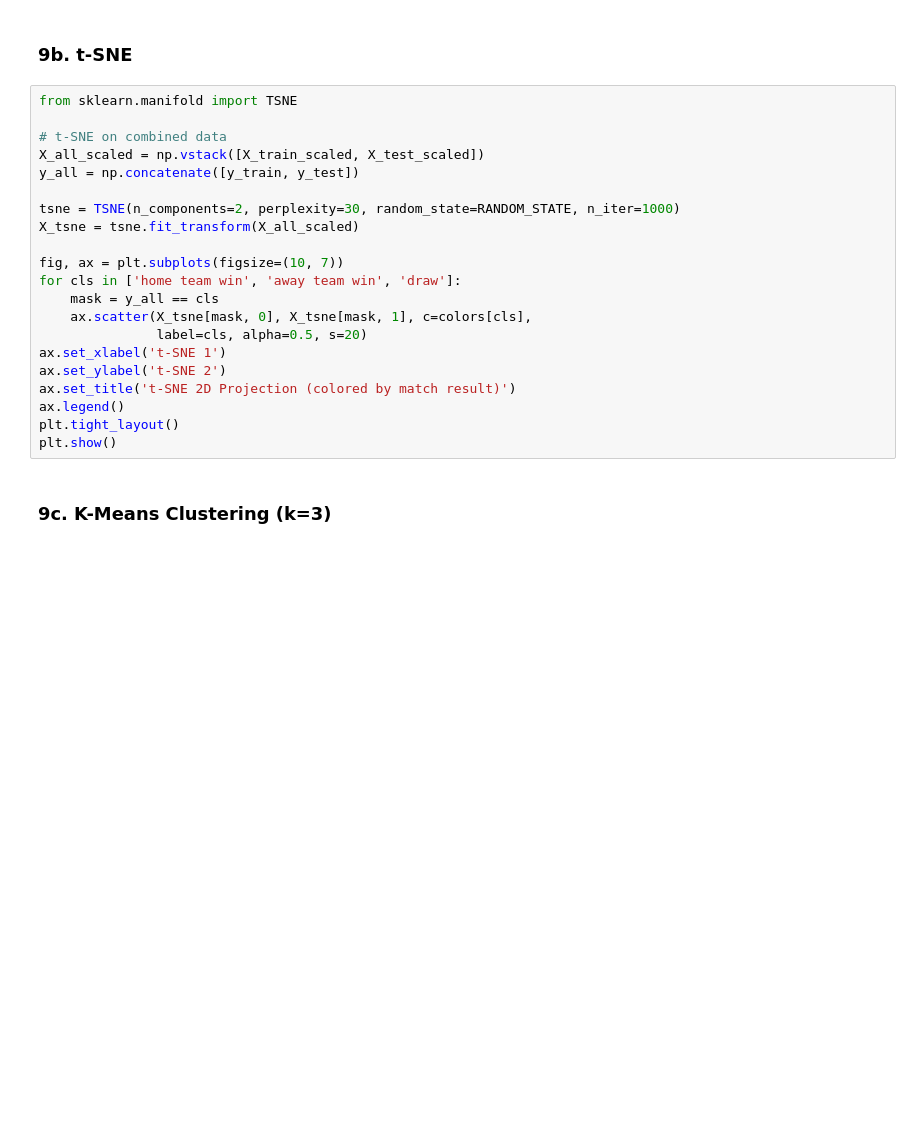
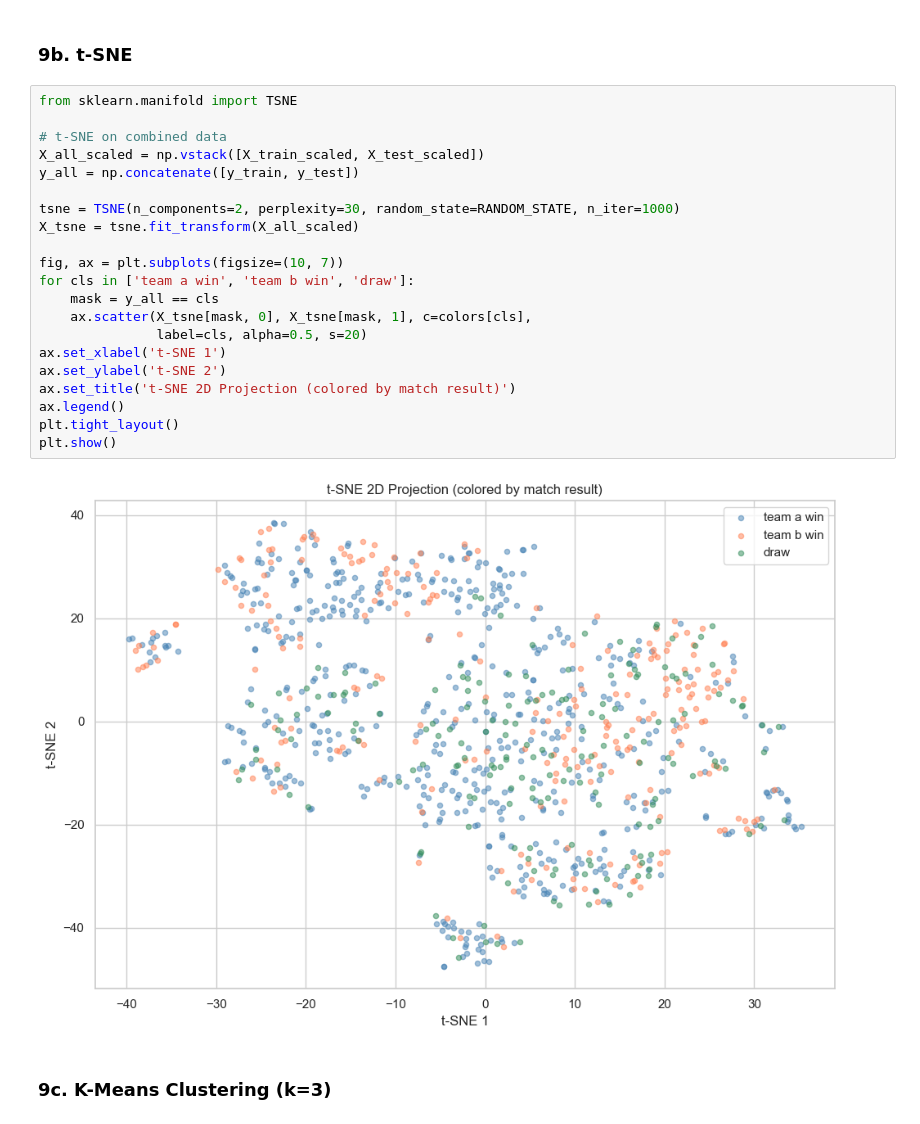
Before and after one commit to drdiguglielmo-personal/datascienceproject, a Jupyter notebook: Part2_Models_and_Results.ipynb, the cells around one changed output. Cells and saved outputs as stored; diff of their text form; blank space fills up the shorter version.

```diff
--- a/Part2_Models_and_Results.ipynb
+++ b/Part2_Models_and_Results.ipynb
@@ -905,24 +1179,26 @@ plt.show()
 # %%
 from sklearn.manifold import TSNE
 
 # t-SNE on combined data
 X_all_scaled = np.vstack([X_train_scaled, X_test_scaled])
 y_all = np.concatenate([y_train, y_test])
 
 tsne = TSNE(n_components=2, perplexity=30, random_state=RANDOM_STATE, n_iter=1000)
 X_tsne = tsne.fit_transform(X_all_scaled)
 
 fig, ax = plt.subplots(figsize=(10, 7))
-for cls in ['home team win', 'away team win', 'draw']:
+for cls in ['team a win', 'team b win', 'draw']:
     mask = y_all == cls
     ax.scatter(X_tsne[mask, 0], X_tsne[mask, 1], c=colors[cls],
                label=cls, alpha=0.5, s=20)
 ax.set_xlabel('t-SNE 1')
 ax.set_ylabel('t-SNE 2')
 ax.set_title('t-SNE 2D Projection (colored by match result)')
 ax.legend()
 plt.tight_layout()
 plt.show()
+# %% [output]
+[figure, added]
 # %% [markdown]
 ### 9c. K-Means Clustering (k=3)
 # %%
```
Also changed, not shown: parts of 41 cells of this notebook, 4 other files.
